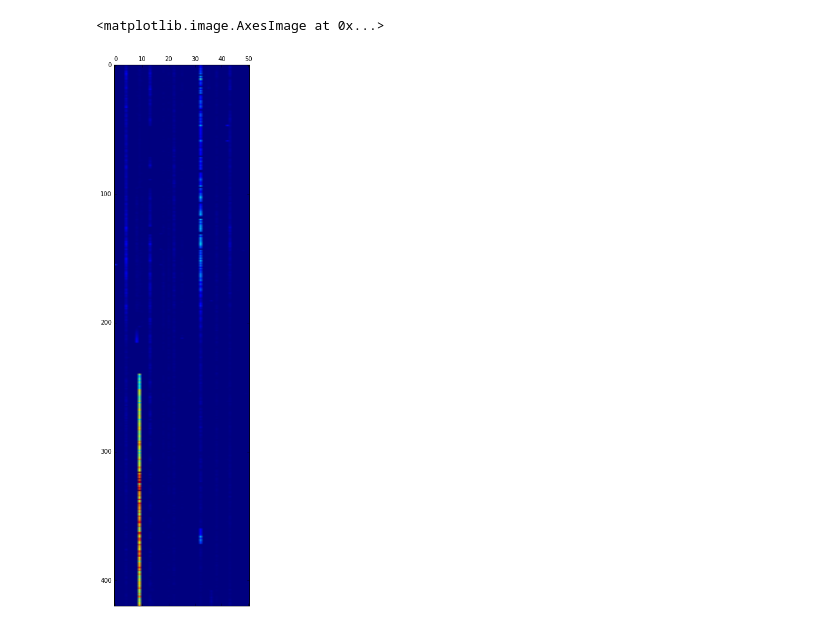
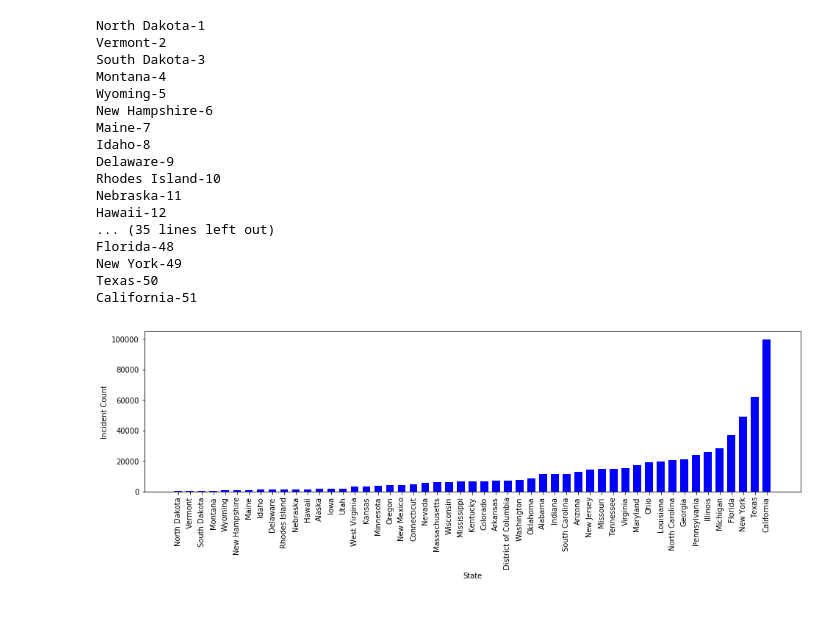
Before and after one commit to vslovik/dm, a Jupyter notebook: time_series/killbill.ipynb, the cells around one changed output. Saved outputs shown, nothing was run; the diff lists cells and outputs as text; code cells hidden in the pictures.

Commit message:
time series

```diff
--- a/time_series/killbill.ipynb
+++ b/time_series/killbill.ipynb
@@ -248,18 +0,0 @@ plt.show()
-# %%
-my_series = pd.DataFrame()
-i = 0
-for state in list(states):
-    my_series[state] = states[states.columns[i]]
-    i += 1
-fig = plt.figure()
-ax = plt.subplot(111)
-for state in ['Texas']:
-    ts = my_series[state]
-    lag_plot(ts)
-    ax.plot(ts, ts, 'r-')
-    ax.plot(ts, ts + 500, 'g-')
-    ax.plot(ts, ts - 500, 'g-')
-plt.ylabel('State')
-plt.xlabel('Date')
-plt.grid()
-plt.show()
@@ -303,7 +0,0 @@ autocorrelation_plot(my_series['Texas'])
-# %%
-# Some states (6) are distinct
-
-plt.matshow(my_series, interpolation=None, aspect='auto')
-# %% [output]
-<matplotlib.image.AxesImage at 0x...>
-[figure, removed]
@@ -309,0 +23,37 @@ plt.matshow(my_series, interpolation=None, aspect='auto')
+# %%
+states_total = df[['State', 'Incident']]
+states_total = states_total.groupby(['State'],as_index=False).count()
+states_total.columns = ['State', 'Incident']
+
+states_total = states_total.sort_values(['Incident'], ascending=[True])
+states_list = list(states_total.State)
+i = 0
+for state in states_list:
+    i += 1
+    print('{}-{}'.format(state, i))
+
+width = 1/1.5
+plt.bar(range(51), states_total.Incident, width, color="blue")
+plt.xticks(range(51), states_list, rotation=90)
+plt.xlabel('State')
+plt.ylabel('Incident Count')
+plt.show()
+# %% [output]
+North Dakota-1
+Vermont-2
+South Dakota-3
+Montana-4
+Wyoming-5
+New Hampshire-6
+Maine-7
+Idaho-8
+Delaware-9
+Rhodes Island-10
+Nebraska-11
+Hawaii-12
+... (35 lines left out)
+Florida-48
+New York-49
+Texas-50
+California-51
+[figure, added]
```
Also changed, not shown: parts of 40 cells of this notebook, 6 other files.
